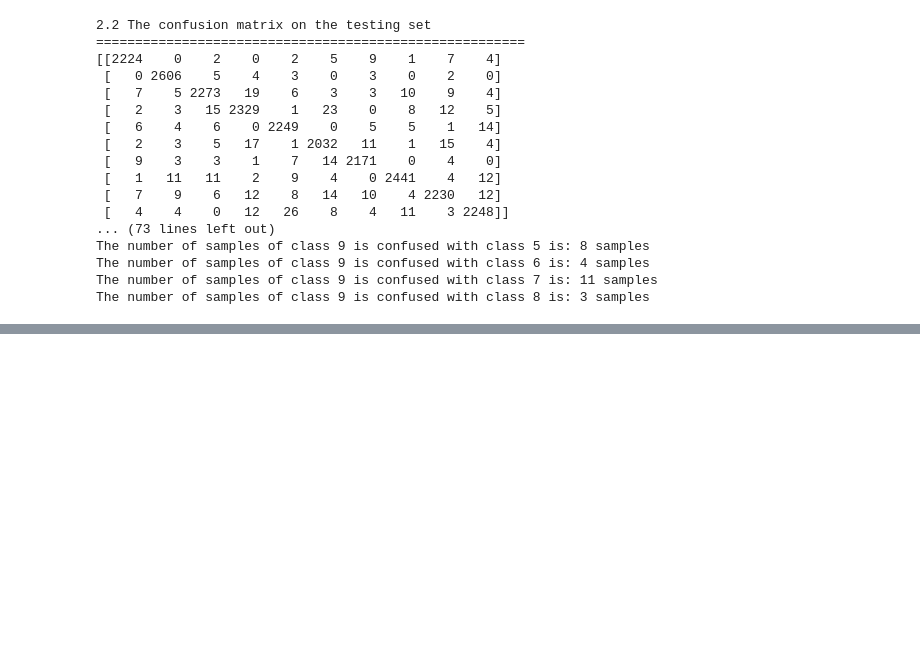
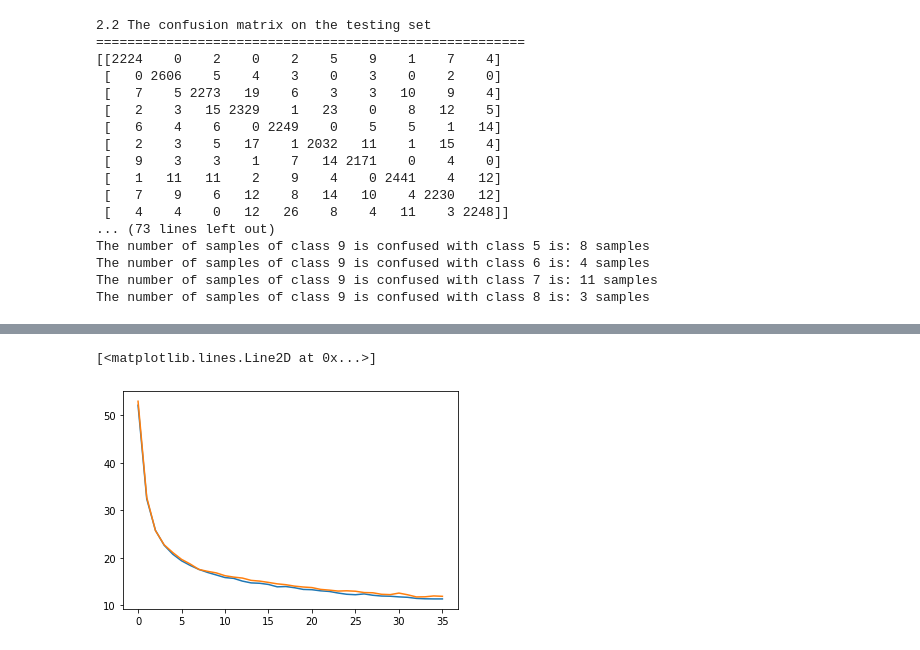
Before and after one commit to taindp98/ml_afd, a Jupyter notebook: tp2/03-classif-MNIST-fullconnect.ipynb, the cells around one changed output, grey strips where cells are left out. Drawn from its saved outputs; the diff is of its cells as text; code cells hidden in the pictures; blank space fills up the shorter version.

```diff
--- a/tp2/03-classif-MNIST-fullconnect.ipynb
+++ b/tp2/03-classif-MNIST-fullconnect.ipynb
@@ -602,14 +602,16 @@ from fastprogress.fastprogress import master_bar, progress_bar
 
 
 def investigate_ovf(X_train, Y_train, X_test, Y_test, mas_bar, epochs = 36, p = 0.1):
-    net = Net(ovf = True, p = p)
-    optimizer = torch.optim.SGD(net.parameters(), lr=3e-1)
-    batch_size = 10
+    net = Net()
+    optimizer = torch.optim.SGD(net.parameters(), lr=1e-2, weight_decay=1e-6)
+    batch_size = 16
     losses = [] # record losses and error rates during learning
     train_err_rates = []
     test_err_rates = []
     # Learning loop
-    for epoch in progress_bar(range(epochs), parent = mas_bar):
+#     for epoch in progress_bar(range(epochs), parent = mas_bar):
+    for epoch in progress_bar(range(epochs)):
+
 #         print("starting epoch", epoch)
         for beg_i in range(0, X_train.size(0), batch_size):
             x_batch = X_train[ beg_i:beg_i + batch_size, :]
@@ -631,17 +633,17 @@ def investigate_ovf(X_train, Y_train, X_test, Y_test, mas_bar, epochs = 36, p =
 
     return train_nb_err, train_err_rates, test_nb_err, test_err_rates, net
 # %%
-mb = master_bar(np.arange(0.1,1.0,0.1))
-train_nb_errs = []
-train_err_rates = []
-test_nb_errs = []
-test_err_rates = []
+# mb = master_bar(np.arange(0.2,0.4,0.1))
+# train_nb_errs = []
+# train_err_rates = []
+# test_nb_errs = []
+# test_err_rates = []
 
-for p in mb:
-    train_nb_err, train_err, test_nb_err, test_err, net = investigate_ovf(
-                                        X_train, Y_train, X_test, Y_test, mb, epochs = 36, p = p)
+# for p in mb:
+#     train_nb_err, train_err, test_nb_err, test_err, net = investigate_ovf(
+#                                         X_train, Y_train, X_test, Y_test, mb, epochs = 36, p = p)
 
-    train_nb_errs.append(train_nb_err)
-    train_err_rates.append(train_err)
-    test_nb_errs.append(test_nb_err)
-    test_err_rates.append(test_err)
+#     train_nb_errs.append(train_nb_err)
+#     train_err_rates.append(train_err)
+#     test_nb_errs.append(test_nb_err)
+#     test_err_rates.append(test_err)
@@ -660,0 +662,3 @@ for i, age in enumerate(range(len(train_err_rates))):
+# %%
+train_nb_err, train_err, test_nb_err, test_err, net = investigate_ovf(
+                                        X_train, Y_train, X_test, Y_test, mb, epochs = 36)
@@ -660,0 +667,6 @@ for i, age in enumerate(range(len(train_err_rates))):
+# %%
+plt.plot(train_err)
+plt.plot(test_err)
+# %% [output]
+[<matplotlib.lines.Line2D at 0x...>]
+[figure, added]
```
Also changed, not shown: parts of 5 cells of this notebook, 1 other file.
